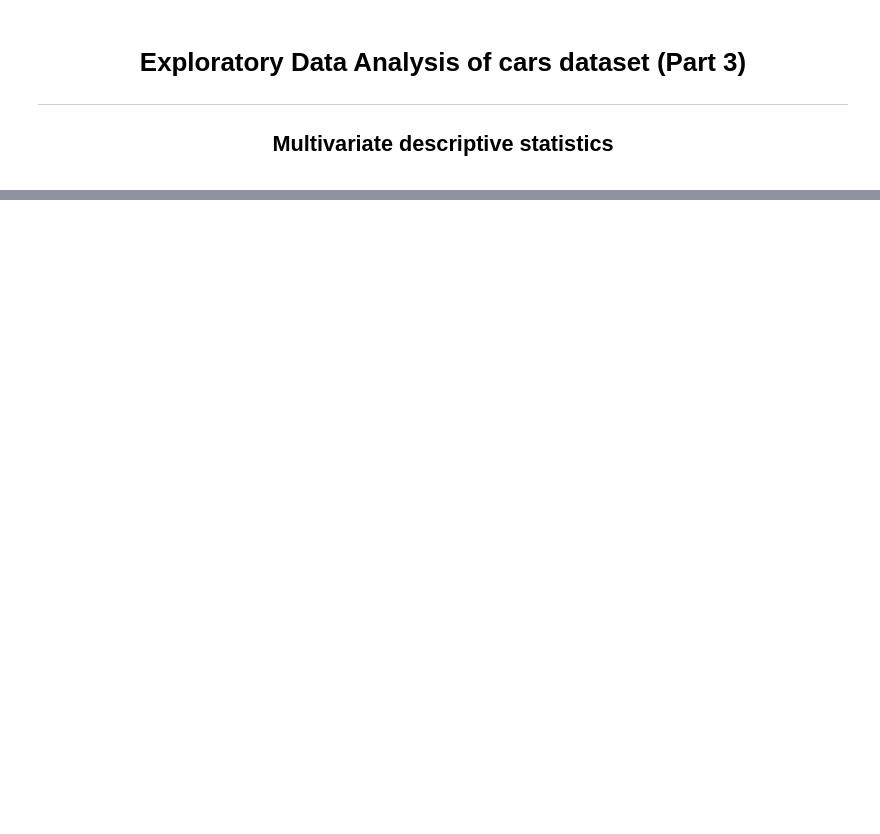
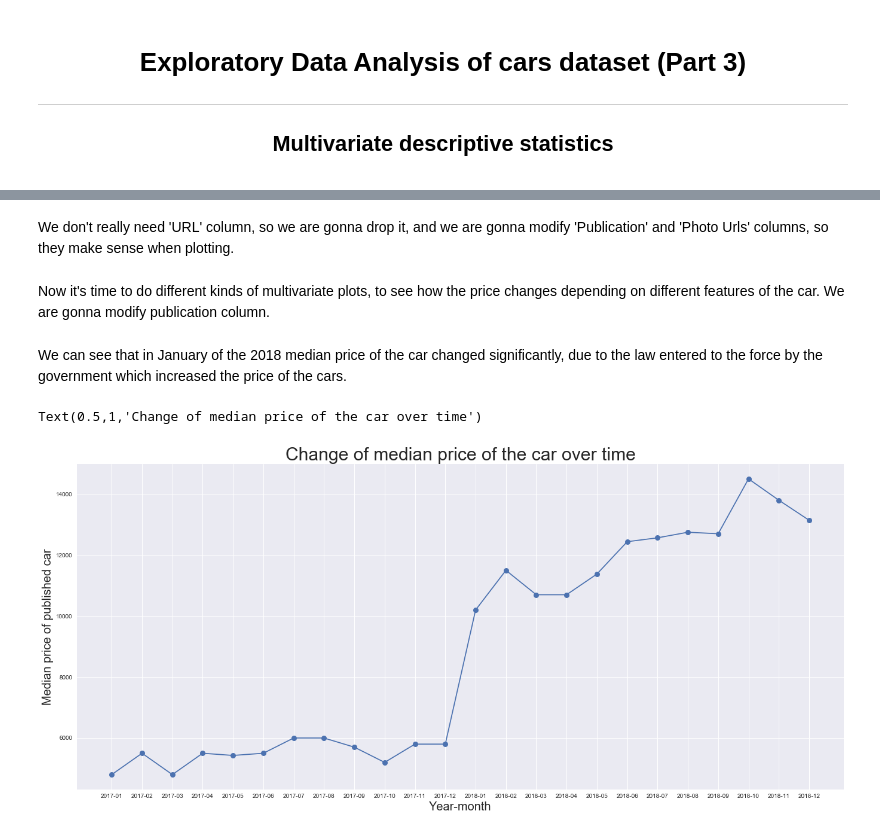
Before and after one commit to Danchesko/car-price-ML, a Jupyter notebook: project-report/01.3-Exploratory-Data-Analysis.ipynb, the cells around one changed output, grey strips where cells are left out. Cells and saved outputs as stored; diff of their text form; code cells hidden in the pictures; blank space fills up the shorter version.

```diff
--- a/project-report/01.3-Exploratory-Data-Analysis.ipynb
+++ b/project-report/01.3-Exploratory-Data-Analysis.ipynb
@@ -4,3 +4,15 @@
 ***
 
 <center><h2> Multivariate descriptive statistics </h2></center>
+# %%
+import set_jupyter_path
+import pandas as pd
+import seaborn as sns
+import numpy as np
+import matplotlib.pyplot as plt
+pd.set_option('float_format', '{:.3f}'.format)
+sns.set(rc={'figure.figsize':(23,10)})
+from src.car_price_prediction.utils import dataset_manager
+from numpy import median
+# %%
+car_data = dataset_manager.get_cleaned_outliers_dataset()
@@ -6,0 +30,21 @@
+# %% [markdown]
+We don't really need 'URL' column, so we are gonna drop it, and we are gonna modify 'Publication' and 'Photo Urls' columns, so they make sense when plotting.
+# %%
+car_data.drop(columns=['Url'], inplace=True)
+# %% [markdown]
+Now it's time to do different kinds of multivariate plots, to see how the price changes depending on different features of the car. We are gonna modify publication column.
+# %%
+car_data.Publication = pd.to_datetime(car_data.Publication)
+car_data.Publication = car_data.Publication.apply(lambda x: x and x.strftime("%Y-%m"))
+# %% [markdown]
+We can see that in January of the 2018 median price of the car changed significantly, due to the law entered to the force by the government which increased the price of the cars.
+# %%
+publication_price = car_data.groupby('Publication')['Price'].median()
+plt.scatter(publication_price.index, publication_price, linewidths=2)
+plt.plot(publication_price.index, publication_price)
+plt.ylabel('Median price of published car', fontsize = 20)
+plt.xlabel('Year-month', fontsize = 20)
+plt.title('Change of median price of the car over time', fontsize = 30)
+# %% [output]
+Text(0.5,1,'Change of median price of the car over time')
+[figure, added]
```
Also changed, not shown: parts of 27 cells of this notebook, 1 other file.
